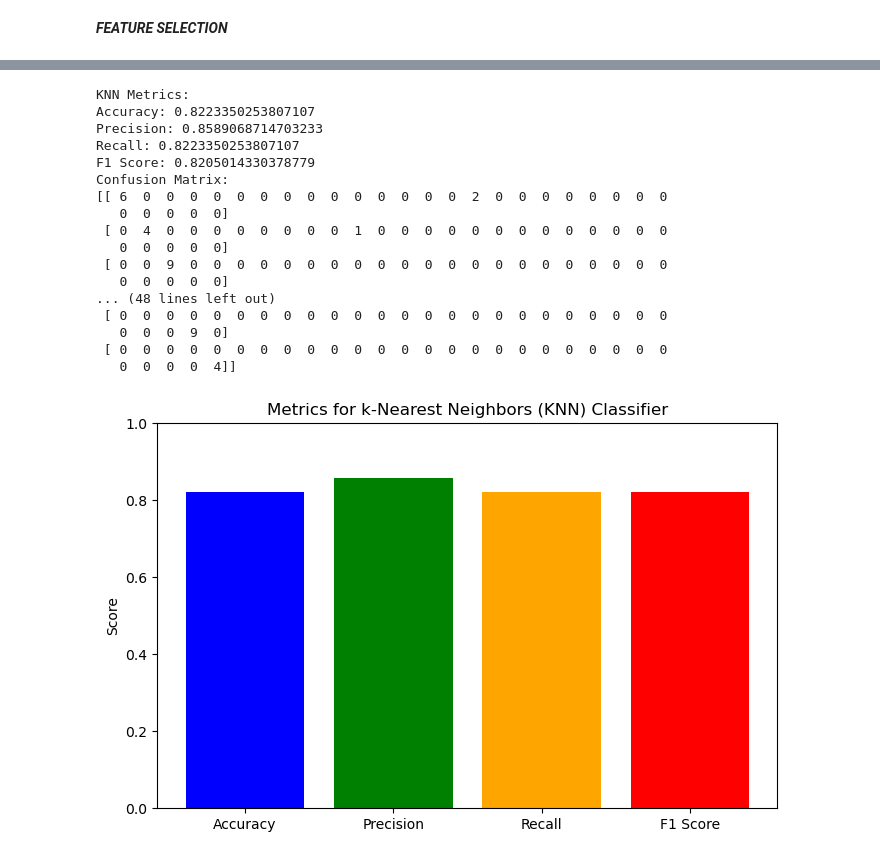
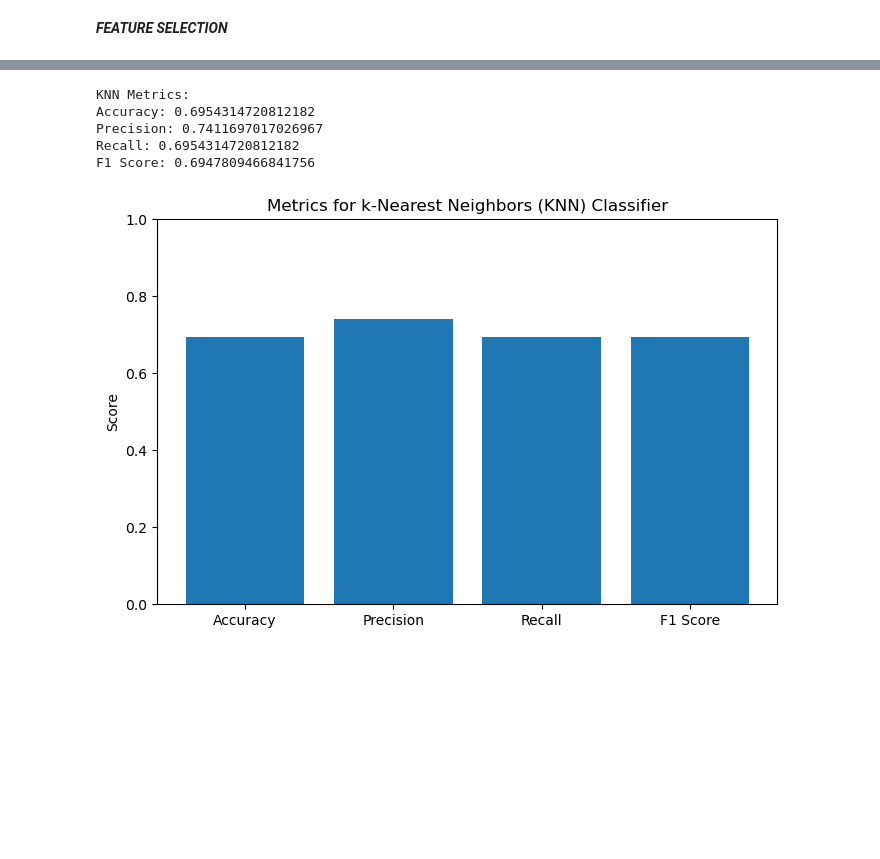
Before and after one commit to Itsdeepthi/indProject, a Jupyter notebook: predicttraining.ipynb, the cells around one changed output, grey strips where cells are left out. Cells and saved outputs as stored; diff of their text form; code cells hidden in the pictures; blank space fills up the shorter version.

```diff
--- a/predicttraining.ipynb
+++ b/predicttraining.ipynb
@@ -330,12 +422,14 @@ columns_to_drop = [
     'USER_USERNAME',
     'USER_PHONENUMBER',
     'USER_EMAIL',
+    'USER_ROLE',
     'EVENT_ID',
-    'EVENT_TRAINER',
     'EVENT_LOCATION',
     'EVENT_DESCRIPTION',
     'EVENT_CAPACITY',
-    'EVENT_CURRENTCAPACITY'
+    'EVENT_CURRENTCAPACITY',
+    'DATE',
+    'Day'
 ]
 
 events.drop(columns=columns_to_drop, inplace=True)
@@ -397,14 +477,13 @@ events
 # %%
 remaining_columns = [
     'USER_DEPARTMENT',
-    'USER_ROLE',
     'USER_SKILL',
     'USER_EXPERIENCE',
-    'USER_STRENGTH',
-    'EVENT_TITLE',
+    # 'EVENT_TITLE',
     'EVENT_DOMAIN',
     'EVENT_DATE',
-    'EVENT_DURATION'
+    'EVENT_DURATION',
+    'EVENT_TRAINER'
 ]
 
 
@@ -464,18 +539,14 @@ events
 # Assuming 'data' is your dataframe containing all the features and the target variable
 # 'selected_features' contains the names of features you want to select
 selected_features = [
+    'USER_STRENGTH',
     'EXPERIENCE_GROUP',
-    'FILLED_CAPACITY',
-    'NEW_TRAINER',
-    'NEW_EVENT_TITLE',
-    'NEW_USER_ROLE',
+    'FILLED_CAPACITY_RATIO',
+    'EVENT_TITLE',
     'NEW_USER_SKILL',
-    'NEW_USER_EXPERIENCE',
-    'NEW_USER_STRENGTH',
     'NEW_EVENT_DOMAIN',
     'NEW_EVENT_DATE',
     'NEW_EVENT_DURATION',
-    'NEW_FILLED_CAPACITY',
     'NEW_USER_DEPARTMENT'
 ]
 
@@ -483,8 +554,8 @@ selected_features = [
 selected_data = events[selected_features]
 
 # Separate features (X) and target variable (y)
-y = selected_data['NEW_EVENT_TITLE']  # Extract the target variable column
-X = selected_data.drop(columns=['NEW_EVENT_TITLE'])  # Drop the target variable column to get features
+y = selected_data['EVENT_TITLE']  # Extract the target variable column
+X = selected_data.drop(columns=['EVENT_TITLE'])  # Drop the target variable column to get features
 
 # Now 'X' contains your feature matrix and 'y' contains your target variable
 # %%
@@ -574,7 +632,7 @@ X_train_scaled = scaler.fit_transform(X_train)
 X_test_scaled = scaler.transform(X_test)
 
 # Training Logistic Regression classifier with regularization
-lr_clf = LogisticRegression(max_iter=10000, C=0.01)  # Reduced C for stronger regularization
+lr_clf = LogisticRegression(max_iter=10000, C=0.06)  # Reduced C for stronger regularization
 lr_clf.fit(X_train_scaled, y_train)
 
 # Making predictions on the test set
@@ -593,15 +651,13 @@ print("Accuracy:", accuracy)
 print("Precision:", precision)
 print("Recall:", recall)
 print("F1 Score:", f1)
-print("Confusion Matrix:")
-print(conf_matrix)
 
 # Plotting metrics
 labels = ['Accuracy', 'Precision', 'Recall', 'F1 Score']
 values = [accuracy, precision, recall, f1]
 
 plt.figure(figsize=(8, 5))
-plt.bar(labels, values, color=['blue', 'green', 'orange', 'red'])
+plt.bar(labels, values)
 plt.title('Metrics for Logistic Regression Classifier')
 plt.ylabel('Score')
 plt.ylim(0, 1)  # Set y-axis limit from 0 to 1
@@ -638,53 +682,39 @@ knn_clf = KNeighborsClassifier()
 knn_clf.fit(X_train, y_train)
 
 # Making predictions on the test set
 knn_preds = knn_clf.predict(X_test)
 
 # Calculating various metrics
 accuracy = accuracy_score(y_test, knn_preds)
 precision = precision_score(y_test, knn_preds, average='weighted')
 recall = recall_score(y_test, knn_preds, average='weighted')
 f1 = f1_score(y_test, knn_preds, average='weighted')
 conf_matrix = confusion_matrix(y_test, knn_preds)
 
 # Printing metrics
 print("KNN Metrics:")
 print("Accuracy:", accuracy)
 print("Precision:", precision)
 print("Recall:", recall)
 print("F1 Score:", f1)
-print("Confusion Matrix:")
-print(conf_matrix)
 
 # Plotting metrics
 labels = ['Accuracy', 'Precision', 'Recall', 'F1 Score']
 values = [accuracy, precision, recall, f1]
 
 plt.figure(figsize=(8, 5))
-plt.bar(labels, values, color=['blue', 'green', 'orange', 'red'])
+plt.bar(labels, values)
 plt.title('Metrics for k-Nearest Neighbors (KNN) Classifier')
 plt.ylabel('Score')
 plt.ylim(0, 1)  # Set y-axis limit from 0 to 1
 plt.show()
 # %% [output]
 KNN Metrics:
-Accuracy: 0.8223350253807107
-Precision: 0.8589068714703233
-Recall: 0.8223350253807107
-F1 Score: 0.8205014330378779
-Confusion Matrix:
-[[ 6  0  0  0  0  0  0  0  0  0  0  0  0  0  0  2  0  0  0  0  0  0  0  0
-   0  0  0  0  0]
- [ 0  4  0  0  0  0  0  0  0  0  1  0  0  0  0  0  0  0  0  0  0  0  0  0
-   0  0  0  0  0]
- [ 0  0  9  0  0  0  0  0  0  0  0  0  0  0  0  0  0  0  0  0  0  0  0  0
-   0  0  0  0  0]
-... (48 lines left out)
- [ 0  0  0  0  0  0  0  0  0  0  0  0  0  0  0  0  0  0  0  0  0  0  0  0
-   0  0  0  9  0]
- [ 0  0  0  0  0  0  0  0  0  0  0  0  0  0  0  0  0  0  0  0  0  0  0  0
-   0  0  0  0  4]]
+Accuracy: 0.6954314720812182
+Precision: 0.7411697017026967
+Recall: 0.6954314720812182
+F1 Score: 0.6947809466841756
-[figure, old version]
+[figure, new version]
 # %%
 from sklearn.tree import DecisionTreeClassifier
 from sklearn.metrics import accuracy_score, precision_score, recall_score, f1_score, confusion_matrix
```
Also changed, not shown: parts of 27 cells of this notebook.
